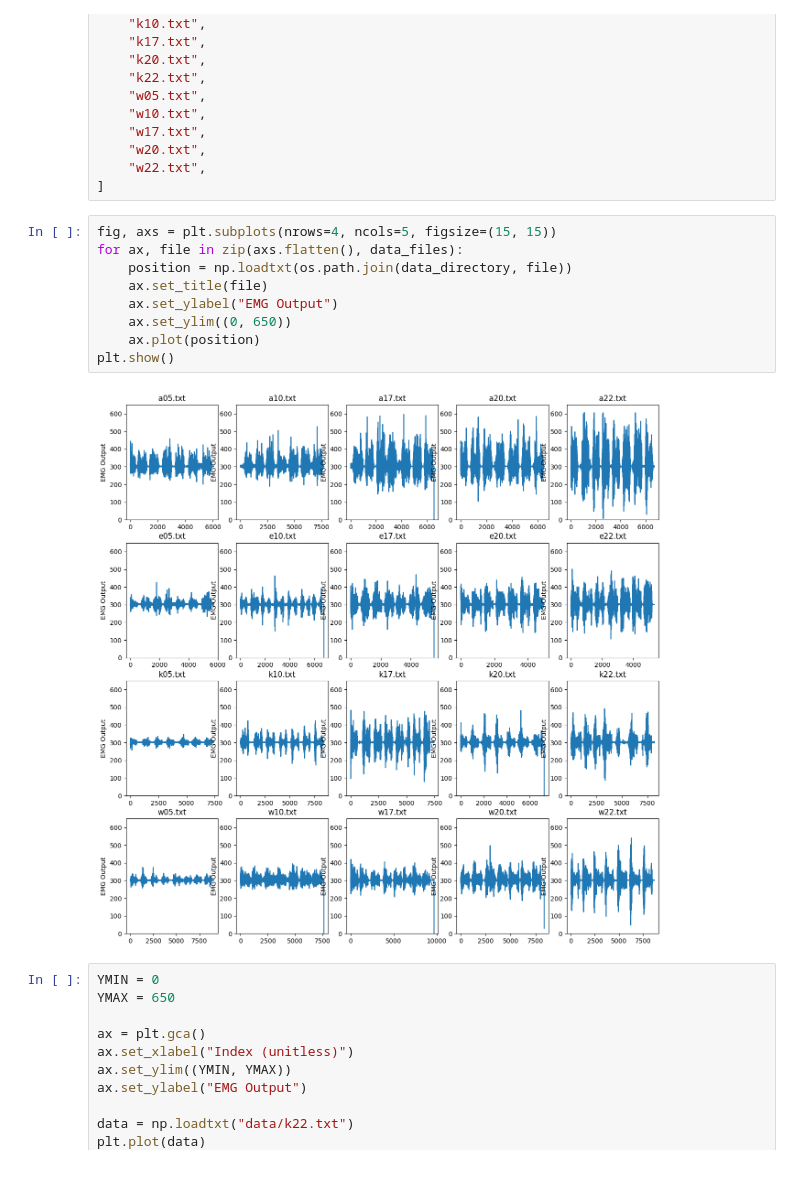
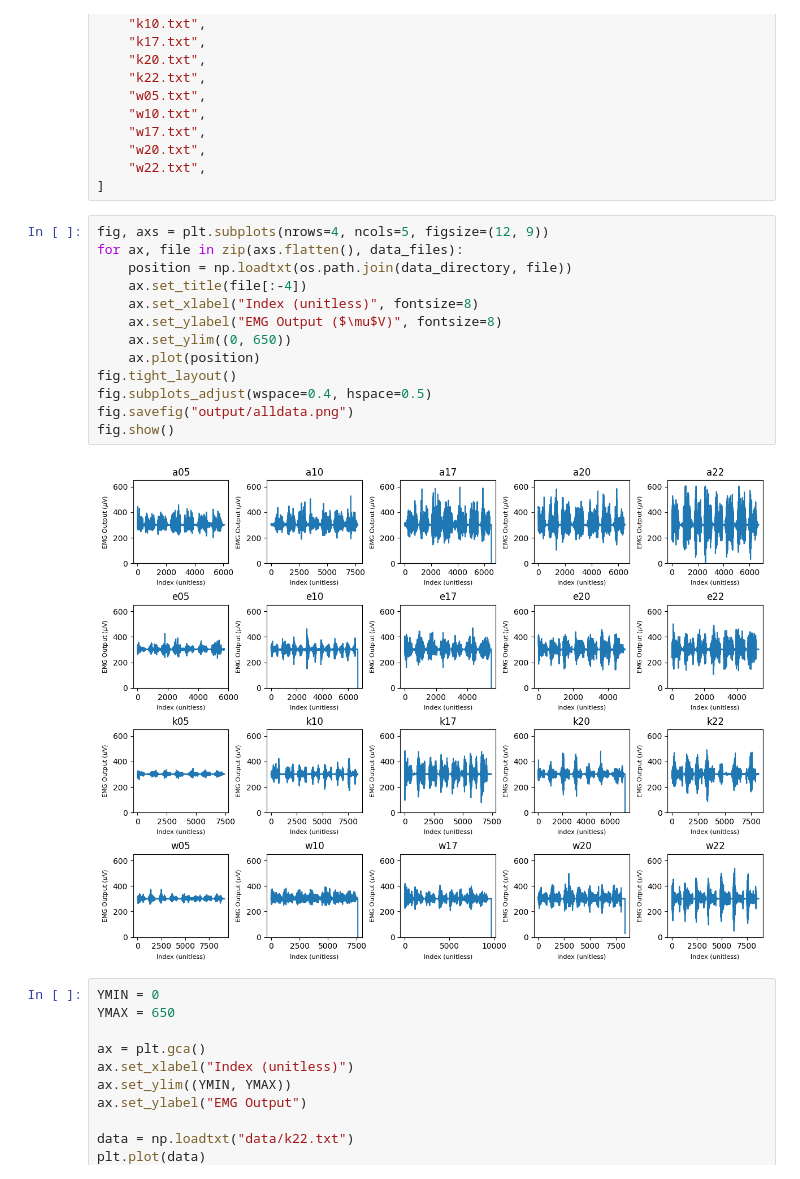
Before and after one commit to nouturnsign/physemg, a Jupyter notebook: preanalysis.ipynb, the cells around one changed output. Drawn from its saved outputs; the diff is of its cells as text.

Commit message:
Add alldata.png

```diff
--- a/preanalysis.ipynb
+++ b/preanalysis.ipynb
@@ -28,16 +28,20 @@ data_files = [
     "w22.txt",
 ]
 # %%
-fig, axs = plt.subplots(nrows=4, ncols=5, figsize=(15, 15))
+fig, axs = plt.subplots(nrows=4, ncols=5, figsize=(12, 9))
 for ax, file in zip(axs.flatten(), data_files):
     position = np.loadtxt(os.path.join(data_directory, file))
-    ax.set_title(file)
-    ax.set_ylabel("EMG Output")
+    ax.set_title(file[:-4])
+    ax.set_xlabel("Index (unitless)", fontsize=8)
+    ax.set_ylabel("EMG Output ($\mu$V)", fontsize=8)
     ax.set_ylim((0, 650))
     ax.plot(position)
-plt.show()
+fig.tight_layout()
+fig.subplots_adjust(wspace=0.4, hspace=0.5)
+fig.savefig("output/alldata.png")
+fig.show()
 # %% [output]
-[figure, old version]
+[figure, new version]
 # %%
 YMIN = 0
 YMAX = 650
```
Also changed, not shown: parts of 2 cells of this notebook, 1 other file.
